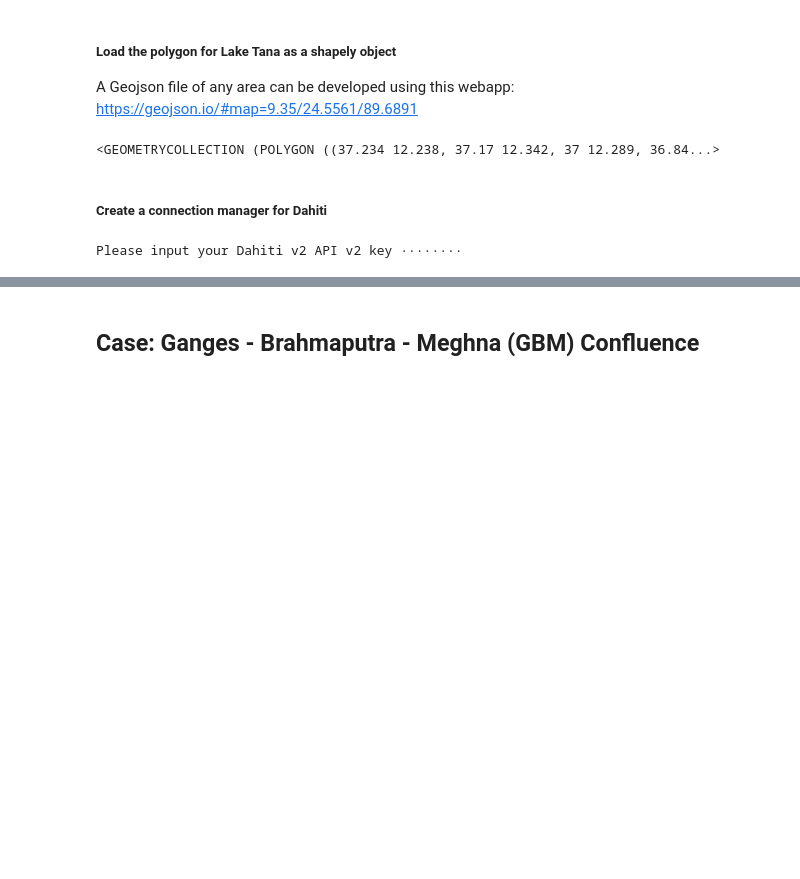
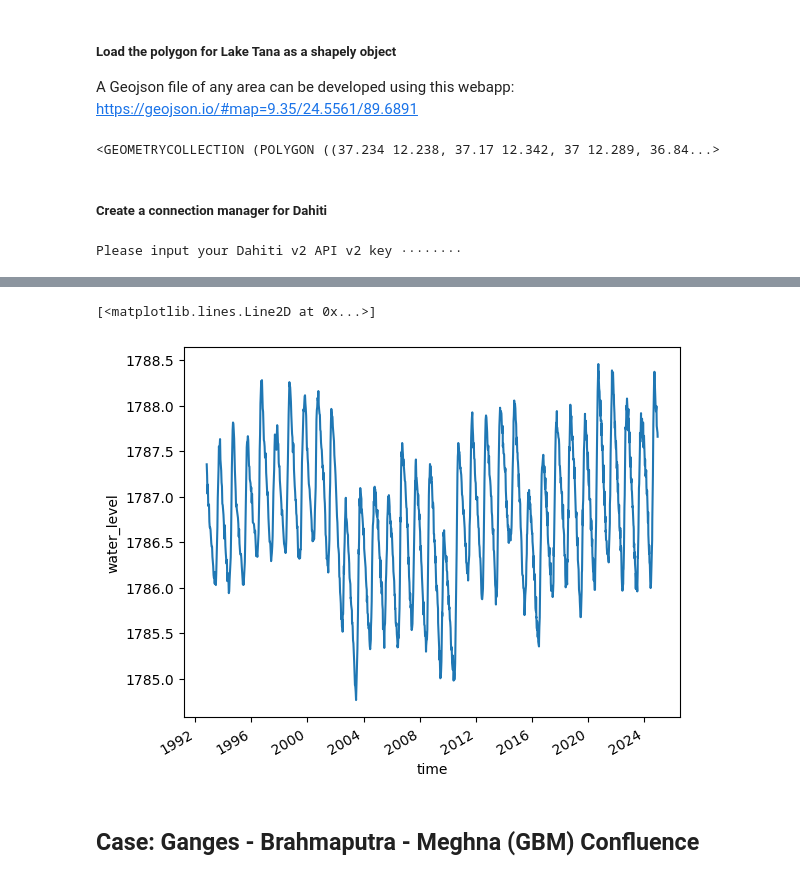
Before and after one commit to ITC-Water-Resources/pyaltim, a Jupyter notebook: Example_Notebooks/Example_Dahiti_waterlevel.ipynb, the cells around one changed output, grey strips where cells are left out. Drawn from its saved outputs; the diff is of its cells as text; code cells hidden in the pictures; blank space fills up the shorter version.

```diff
--- a/Example_Notebooks/Example_Dahiti_waterlevel.ipynb
+++ b/Example_Notebooks/Example_Dahiti_waterlevel.ipynb
@@ -25,3 +26,4 @@ Please input your Dahiti v2 API v2 key ········
 display(dahtargets)
 #get the water level series
 info,ds_dah_wl=dacon.get_waterlevel(dahtargets['dahiti_id'][0].item())
+ds_dah_wl['time']=pd.to_datetime(ds_dah_wl.time)
@@ -28,3 +33,9 @@ info,ds_dah_wl=dacon.get_waterlevel(dahtargets['dahiti_id'][0].item())
+# %%
+
+ds_dah_wl.water_level.plot()
+# %% [output]
+[<matplotlib.lines.Line2D at 0x...>]
+[figure, added]
 # %% [markdown]
 ## Case: Ganges - Brahmaputra - Meghna (GBM) Confluence
 # %%
```
Also changed, not shown: parts of 5 cells of this notebook, 2 other files.
